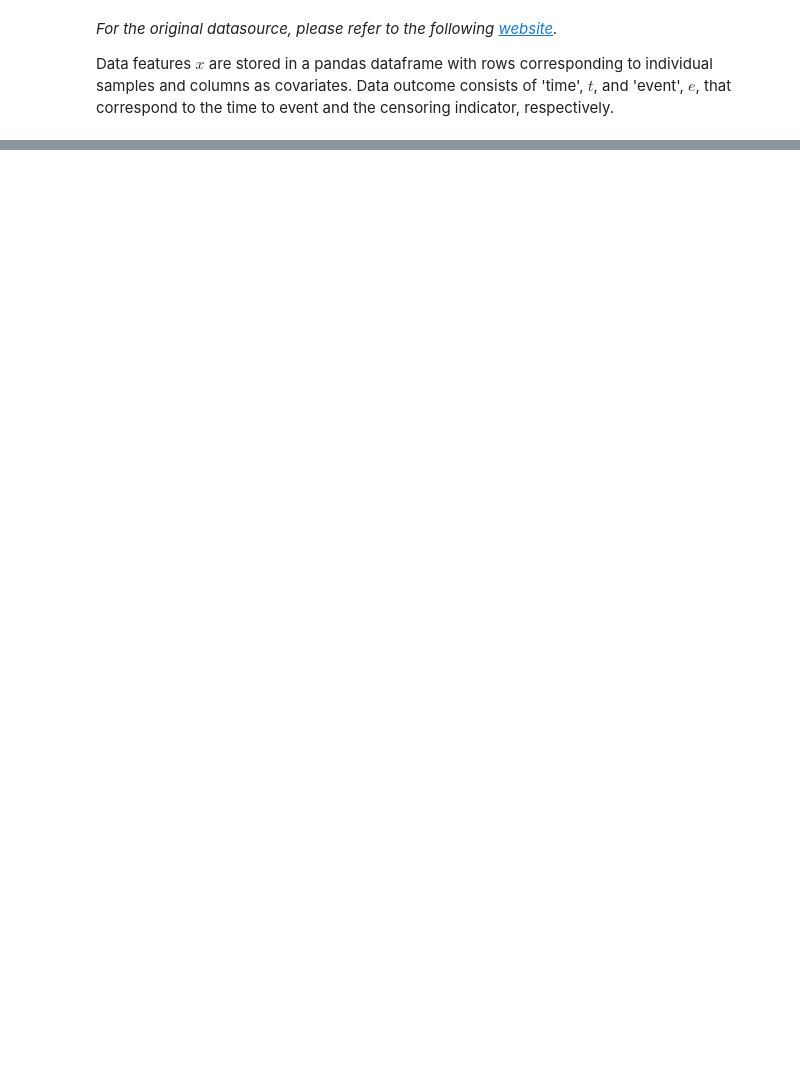
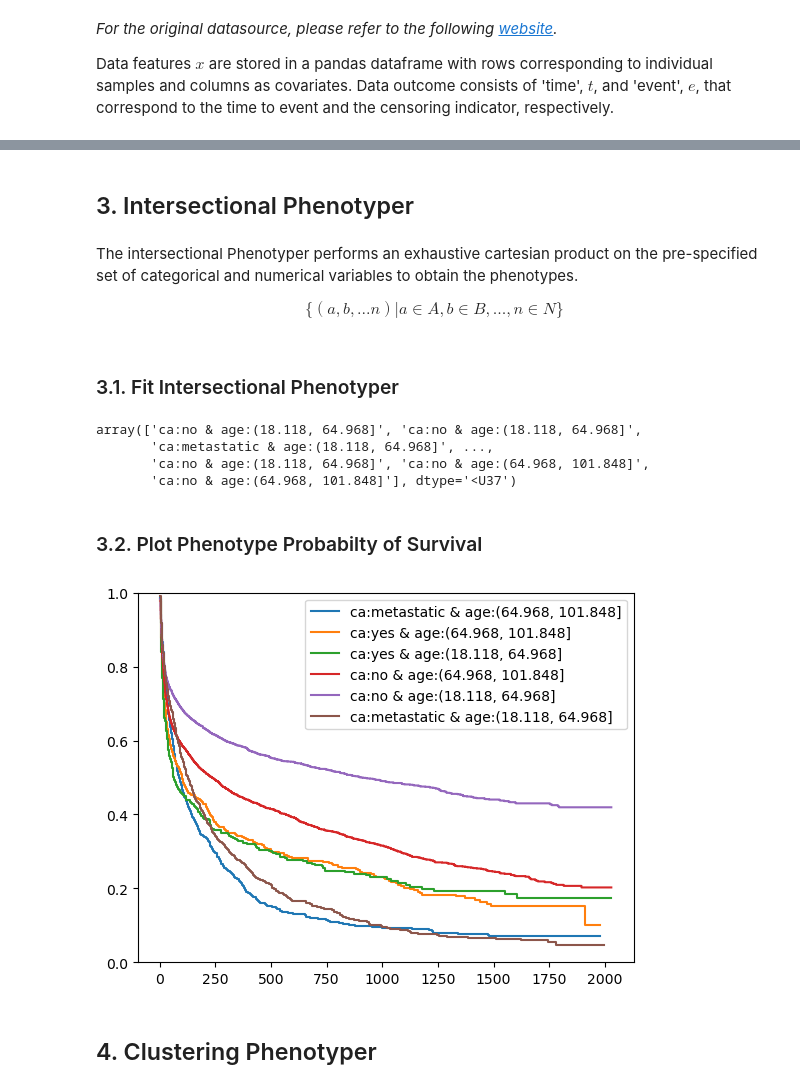
Before and after one commit to autonlab/auton-survival, a Jupyter notebook: examples/Demo of Phenotyping on Support Data.ipynb, the cells around one changed output, grey strips where cells are left out. Saved outputs shown, nothing was run; the diff lists cells and outputs as text; code cells hidden in the pictures; blank space fills up the shorter version.

```diff
--- a/examples/Demo of Phenotyping on Support Data.ipynb
+++ b/examples/Demo of Phenotyping on Support Data.ipynb
@@ -232,0 +101,21 @@ array([[8.33133928e-01, 2.26219408e-08, 1.66866049e-01],
+# %%
+# Hyper-parameters
+random_seed = 0
+val_size = 0.25
+
+# Split the synthetic data into training and testing data
+import numpy as np
+
+np.random.seed(random_seed)
+n = features.shape[0]
+
+val_idx = np.zeros(n).astype('bool')
+val_idx[np.random.randint(n, size=int(n*val_size))] = True
+
+features_tr = features.iloc[~val_idx]
+outcomes_tr = outcomes.iloc[~val_idx]
+print(f'Number of training data points: {len(features_tr)}')
+
+features_val = features.iloc[val_idx]
+outcomes_val = outcomes.iloc[val_idx]
+print(f'Number of validation data points: {len(features_val)}')
@@ -232,0 +162,46 @@ array([[8.33133928e-01, 2.26219408e-08, 1.66866049e-01],
+# %% [markdown]
+<a id="interpheno"></a>
+## 3. Intersectional Phenotyper
+# %% [markdown]
+The intersectional Phenotyper performs an exhaustive cartesian product on the pre-specified set of categorical and numerical variables to obtain the phenotypes.
+\begin{align}
+\{(a, b, ...n) | a \in A, b \in B, ..., n \in N\}
+\end{align}
+# %% [markdown]
+<a id="fitinter"></a>
+### 3.1. Fit Intersectional Phenotyper
+# %%
+from auton_survival.phenotyping import IntersectionalPhenotyper
+
+phenotyper = IntersectionalPhenotyper(cat_vars=['ca'], num_vars=['age'],
+                                        num_vars_quantiles=(0, .5, 1.0), random_seed=0)
+intersectional_phenotypes = phenotyper.fit_phenotype(features_tr)
+
+# Let's look at the phenotypes for each sample
+intersectional_phenotypes
+# %% [output]
+array(['ca:no & age:(18.118, 64.968]', 'ca:no & age:(18.118, 64.968]',
+       'ca:metastatic & age:(18.118, 64.968]', ...,
+       'ca:no & age:(18.118, 64.968]', 'ca:no & age:(64.968, 101.848]',
+       'ca:no & age:(64.968, 101.848]'], dtype='<U37')
+# %% [markdown]
+<a id="plotpheno"></a>
+### 3.2. Plot Phenotype Probabilty of Survival
+# %%
+# Estimate the probability of survival for phenotypes using the Kaplan Meier estimator.
+from sksurv.nonparametric import kaplan_meier_estimator
+import matplotlib.pyplot as plt
+
+for phenotype in list(set(intersectional_phenotypes)):
+    sample_idxs = np.where(intersectional_phenotypes == phenotype)[0]
+
+    x, y = kaplan_meier_estimator(e_tr[sample_idxs], t_tr[sample_idxs])
+    plt.step(x, y, where="post", label=phenotype)
+plt.legend(loc="upper right")
+plt.ylim(0, 1)
+plt.show()
+# %% [output]
+[figure, added]
+# %% [markdown]
+<a id="clusterpheno"></a>
+## 4. Clustering Phenotyper
```
Also changed, not shown: parts of 37 cells of this notebook, 2 other files.
